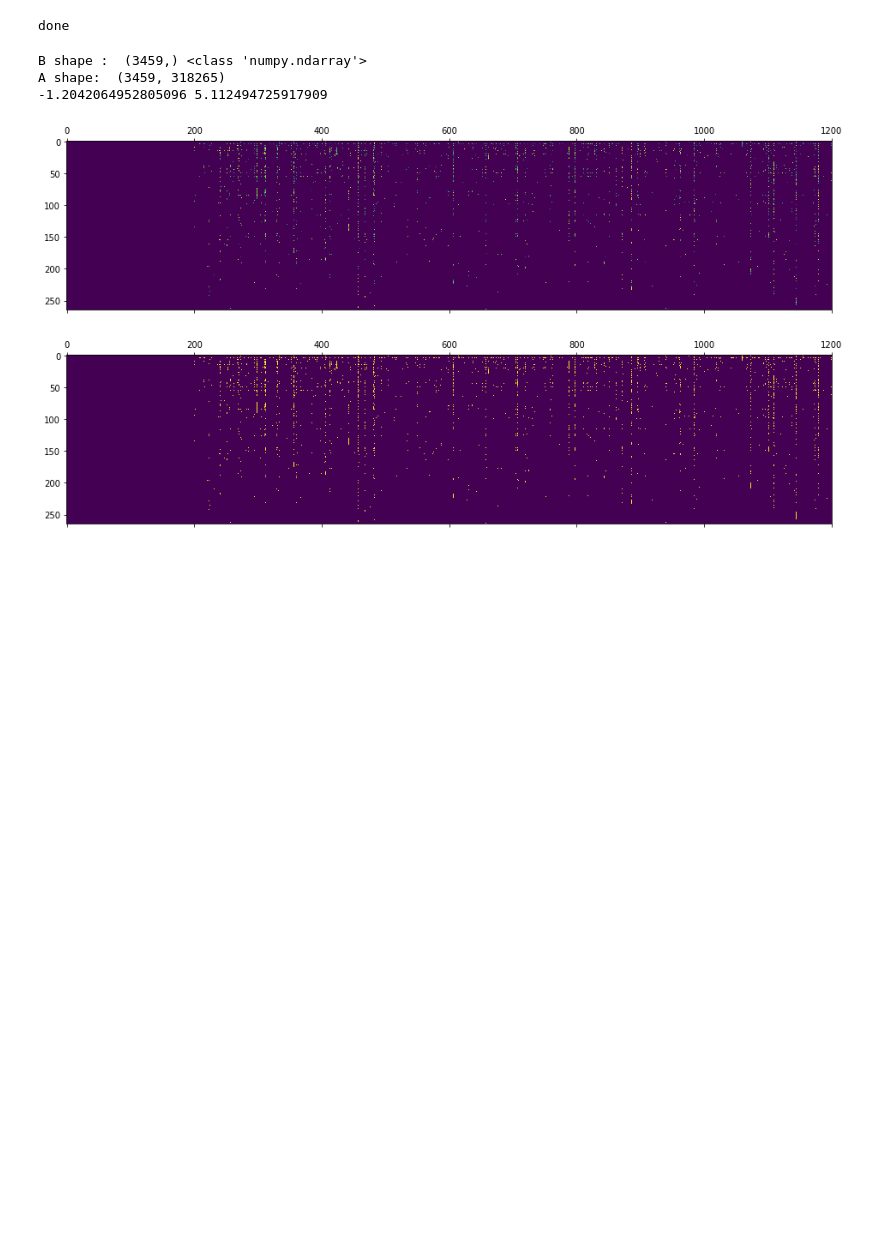
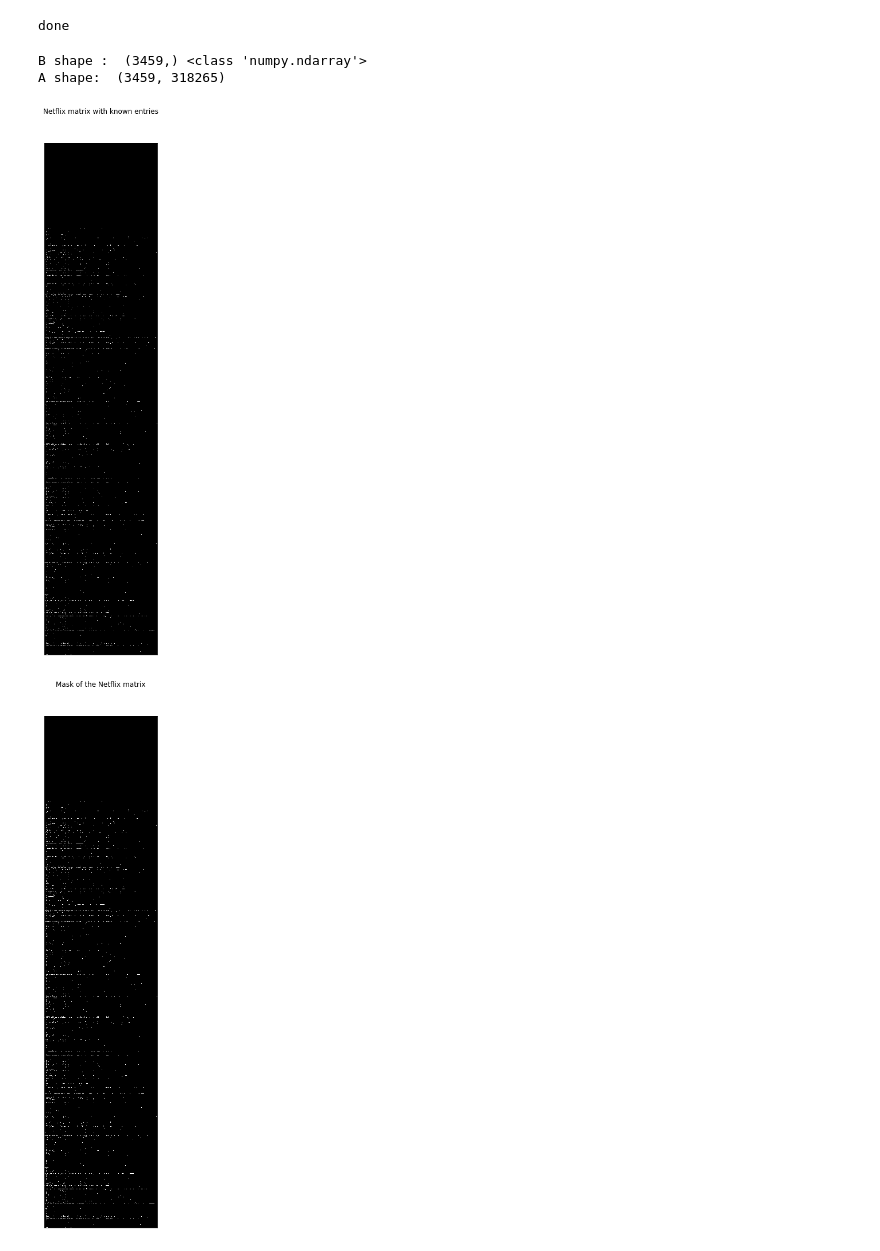
Before and after one commit to uprestel/Matrix-Completion, a Jupyter notebook: project.ipynb, the cells around one changed output. Cells and saved outputs as stored; diff of their text form; code cells hidden in the pictures; blank space fills up the shorter version.

```diff
--- a/project.ipynb
+++ b/project.ipynb
@@ -323,7 +329,7 @@ def parse_customer_data(chunk):
 
     return dat
 
-def get_netflix_matrix(path, movie_id_range, customer_id_range):
+def get_netflix_matrix(path, movie_id_range, customer_id_range, noise=0.0):
     """
     This generates the sparse netflix matrix, where the entries B_ij are the ratings
     of a movie j of customer i.
@@ -342,6 +348,7 @@ def get_netflix_matrix(path, movie_id_range, customer_id_range):
         mask: matrix with boolean values that indicates if the corresponding entry is known
               in the corrupted image (scipy.csc_matrix)
         customer_id_mapping: The mapping which maps a true user id to some smaller id.
+              This mapping is necessary if the true user id needs to be recovered later.
     """
 
     assert 1 <= movie_id_range[0] and movie_id_range[1] <= 17770
@@ -378,8 +385,8 @@ def get_netflix_matrix(path, movie_id_range, customer_id_range):
                             n_customer_ids += 1
 
                         ratings.append(customer_rating)
-                        row.append(customer_id_mapping[customer_id])
-                        col.append(movie_id)
+                        col.append(customer_id_mapping[customer_id])
+                        row.append(movie_id)
 
         B = csr_matrix((ratings, (row, col)))
         mask = (B!=0)
@@ -408,33 +415,32 @@ scipy.savez('./netflix_matrix.npz', B_sparse, mask, customer_id_mapping)
 # %%
 # get the values and the indexes of the known entries
 B_dense = B_sparse.todense()
 mask_dense = mask.todense()
 omegaval = np.where(mask_dense!=0)
 omega = np.argwhere(mask_dense!=0)
 m, n = B_dense.shape
 
 
 
 # define the unidimensional vector B with the known entries
 B = np.squeeze(np.asarray(B_dense[omegaval]))
 # sanity check
 print ("B shape : ", B.shape, type(B))
 # construct the matrix A, that encodes the known entries
 A = construct_A(omega, m, n)
 # sanity check
 print ("A shape: ", A.shape)
 
 # plot the noisy image
-plt.matshow(B_dense)
-plt.matshow(mask_dense)
+draw(B_dense, m, n, "Netflix matrix with known entries")
+draw(mask_dense, m, n, "Mask of the Netflix matrix")
 # run the DRS algorithm
 rec = DRS(A, m, n, iterations = 200, gamma = .75)
 print(rec.min(), rec.max())
 # plot the reconstructed image
 draw(rec, m, n, "Reconstructed image")
 # %% [output]
 B shape :  (3459,) <class 'numpy.ndarray'>
 A shape:  (3459, 318265)
--1.2042064952805096 5.112494725917909
-[figure, old version]
+[figure, new version]
-[figure, old version]
+[figure, new version]
```
Also changed, not shown: parts of 9 cells of this notebook.
